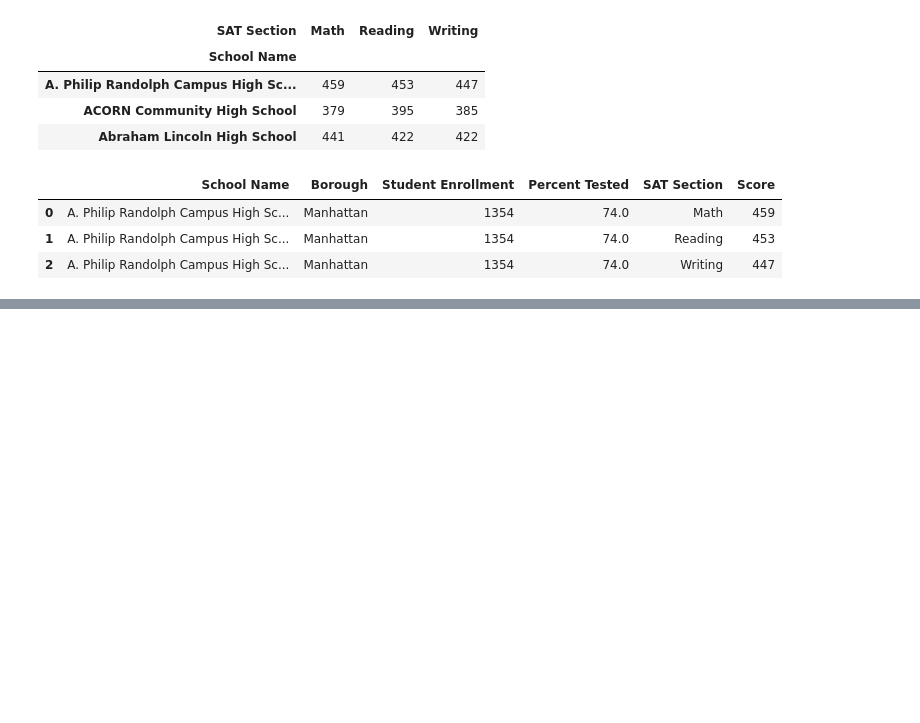
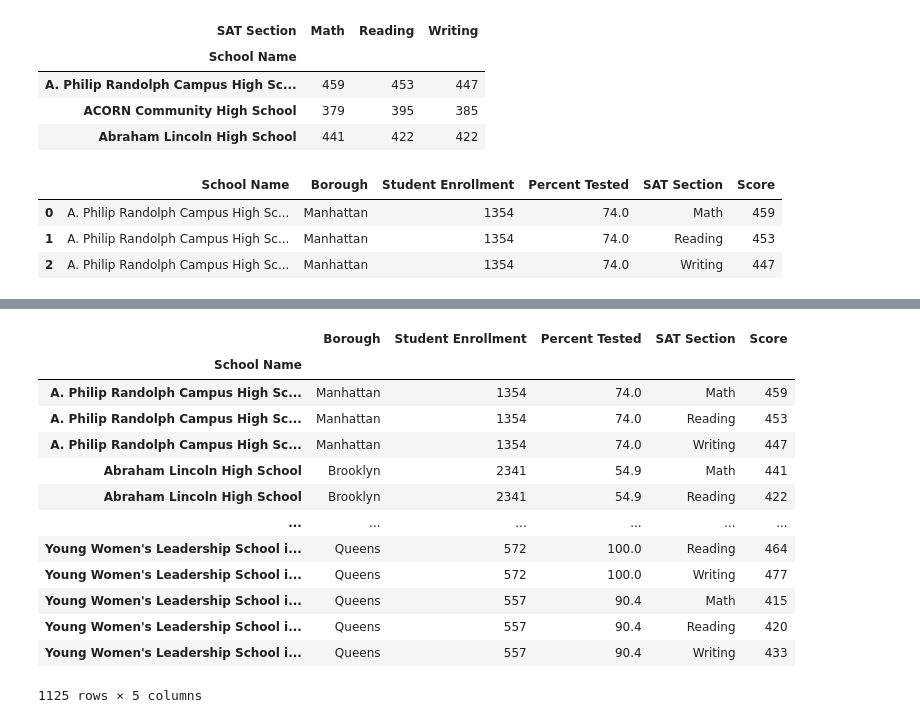
Before and after one commit to TomaszBury/The-ultimate-pandas-bootcamp-advanced-python-data-analysis, a Jupyter notebook: section_09/reshaping_with_pivots.ipynb, the cells around one changed output, grey strips where cells are left out. Saved outputs shown, nothing was run; the diff lists cells and outputs as text; code cells hidden in the pictures; blank space fills up the shorter version.

```diff
--- a/section_09/reshaping_with_pivots.ipynb
+++ b/section_09/reshaping_with_pivots.ipynb
@@ -365,0 +377,2 @@ sat.head(n=3)
+# %%
+sat.set_index('Borough').head(n=5)
@@ -365,0 +387,17 @@ sat.head(n=3)
+# %%
+sat.set_index('School Name')
+# %% [output]
+|  | Borough | Student Enrollment | Percent Tested | SAT Section | Score |
+| School Name |  |  |  |  |  |
+| A. Philip Randolph Campus High Sc... | Manhattan | 1354 | 74.0 | Math | 459 |
+| A. Philip Randolph Campus High Sc... | Manhattan | 1354 | 74.0 | Reading | 453 |
+| A. Philip Randolph Campus High Sc... | Manhattan | 1354 | 74.0 | Writing | 447 |
+| Abraham Lincoln High School | Brooklyn | 2341 | 54.9 | Math | 441 |
+| Abraham Lincoln High School | Brooklyn | 2341 | 54.9 | Reading | 422 |
+| ... | ... | ... | ... | ... | ... |
+| Young Women's Leadership School i... | Queens | 572 | 100.0 | Reading | 464 |
+| Young Women's Leadership School i... | Queens | 572 | 100.0 | Writing | 477 |
+| Young Women's Leadership School i... | Queens | 557 | 90.4 | Math | 415 |
+| Young Women's Leadership School i... | Queens | 557 | 90.4 | Reading | 420 |
+| Young Women's Leadership School i... | Queens | 557 | 90.4 | Writing | 433 |
+1125 rows × 5 columns
```
Also changed, not shown: parts of 39 cells of this notebook.
